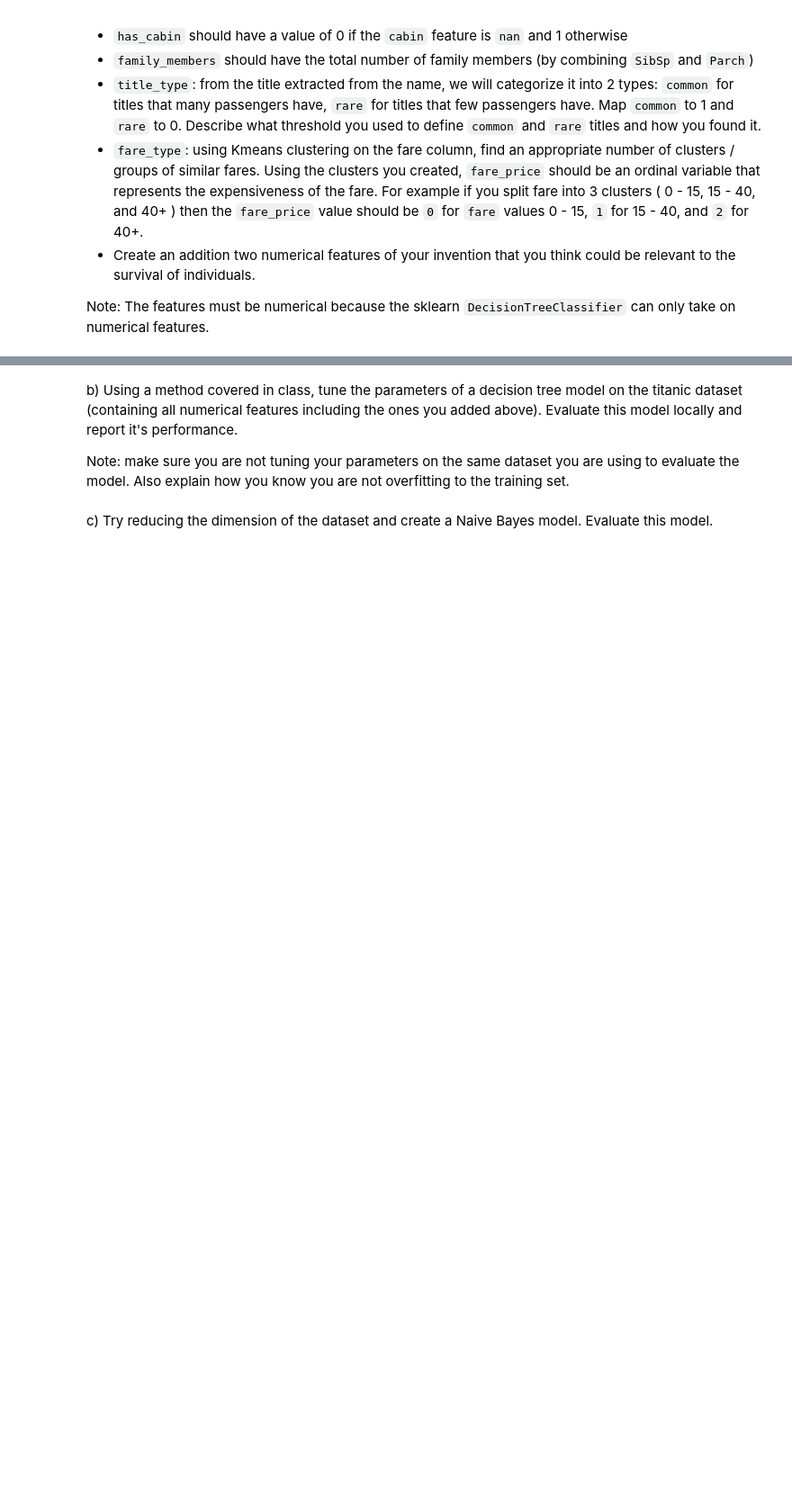
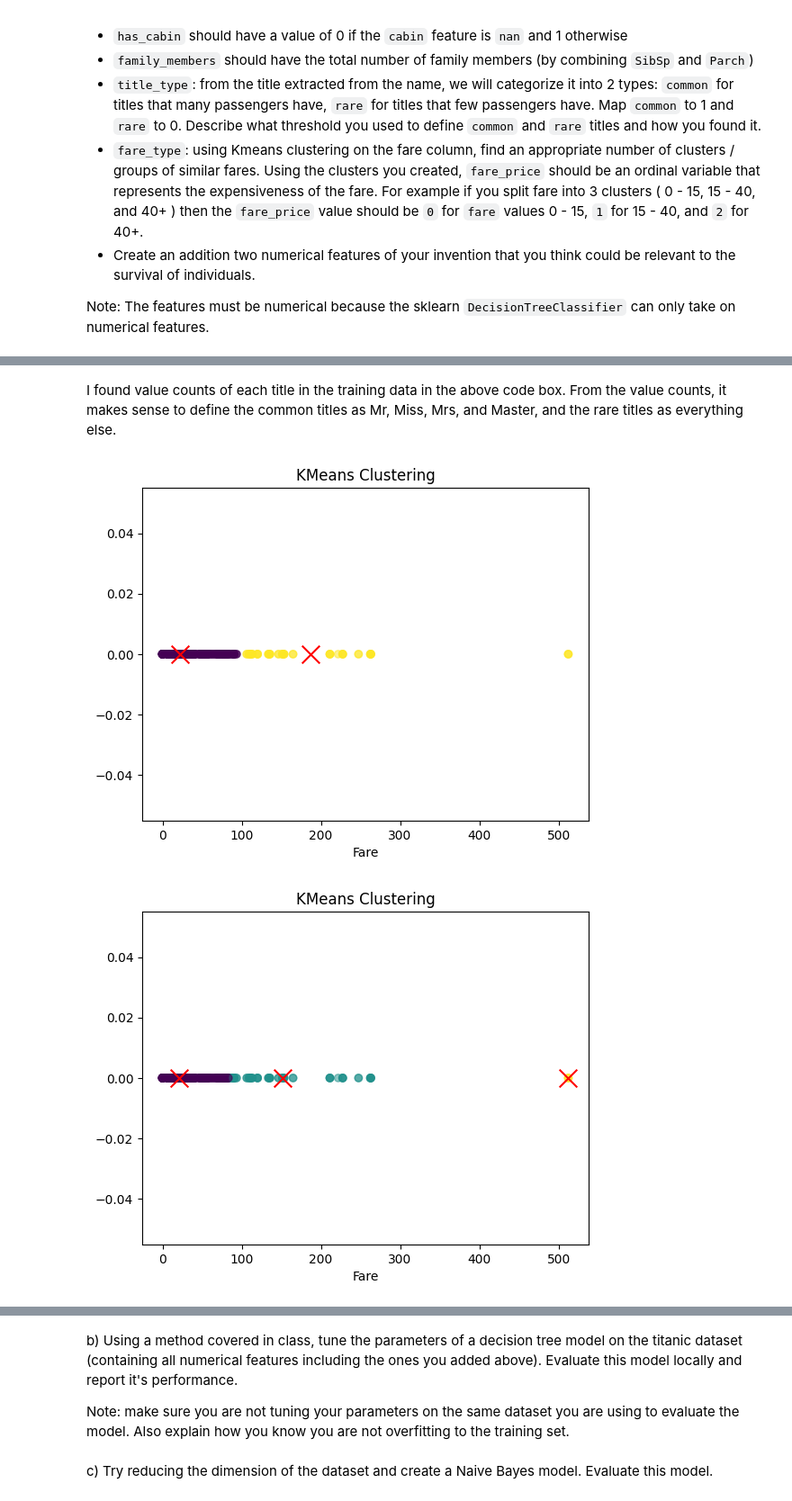
Before and after one commit to victorverma3/Data-Science-Fundamentals, a Jupyter notebook: lecture_14/worksheet_14.ipynb, the cells around one changed output, grey strips where cells are left out. Shown: that part at 90% size. Cells and saved outputs as stored; diff of their text form; code cells hidden in the pictures; blank space fills up the shorter version.

Commit message:
cleaned titanic kaggle data

```diff
--- a/lecture_14/worksheet_14.ipynb
+++ b/lecture_14/worksheet_14.ipynb
@@ -166,0 +272,19 @@ Note: The features must be numerical because the sklearn `DecisionTreeClassifier
+# %% [markdown]
+I found value counts of each title in the training data in the above code box. From the value counts, it makes sense to define the common titles as Mr, Miss, Mrs, and Master, and the rare titles as everything else.
+# %%
+for n in range(2, 6):
+    kmeans = means = KMeans(n_clusters=n, init="k-means++", random_state=0)
+    fares = np.array(training_data["Fare"]).reshape(-1, 1)
+    kmeans.fit(fares)
+
+    cluster_labels = kmeans.labels_
+    centroids = kmeans.cluster_centers_
+
+    plt.scatter(fares, [0]*len(fares), c=cluster_labels, cmap='viridis', alpha=0.5)
+    plt.scatter(centroids, [0]*len(centroids), marker='x', c='red', s=200)
+    plt.title('KMeans Clustering')
+    plt.xlabel('Fare')
+    plt.show()
+# %% [output]
+[figure, added]
+[figure, added]
```
Also changed, not shown: parts of 5 cells of this notebook.
